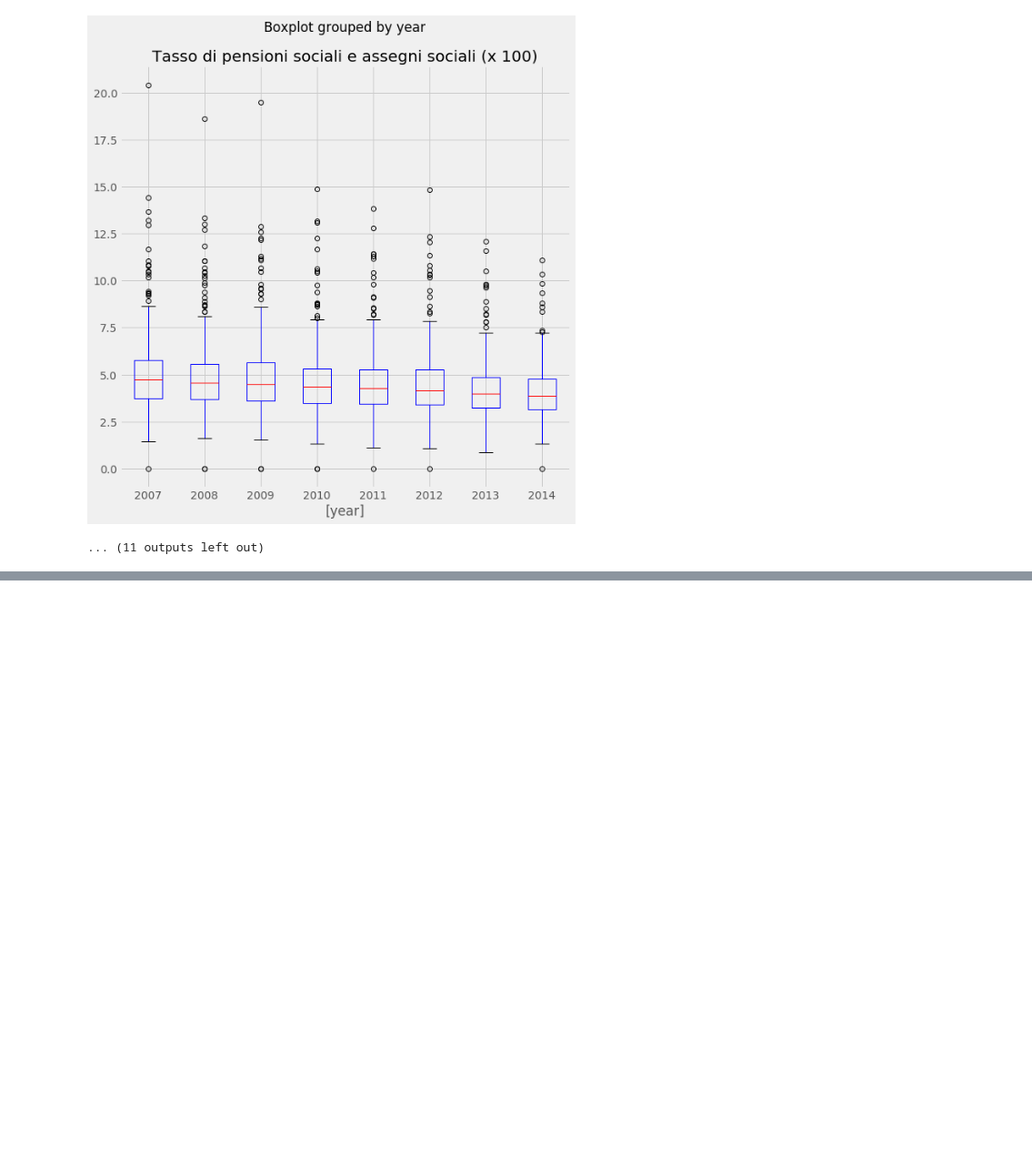
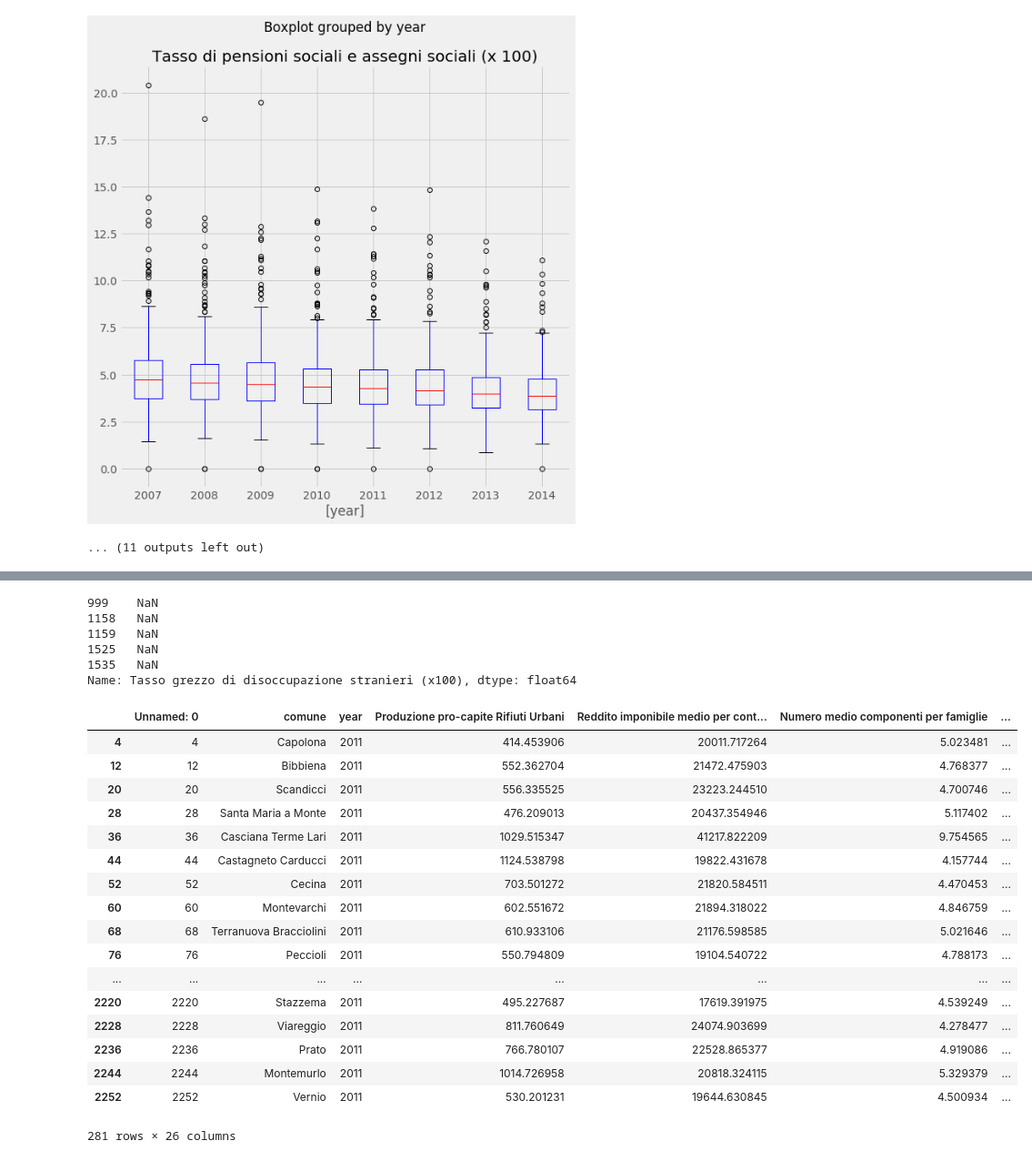
Before and after one commit to tropiano/sandrina, a Jupyter notebook: notebooks/salute/1 - Salute - Analysis.ipynb, the cells around one changed output, grey strips where cells are left out. Shown at 91% size. Cells and saved outputs as stored; diff of their text form; code cells hidden in the pictures; blank space fills up the shorter version.

Commit message:
analisi tasso disoccupazione e numero componenti famiglie

```diff
--- a/notebooks/salute/1 - Salute - Analysis.ipynb
+++ b/notebooks/salute/1 - Salute - Analysis.ipynb
@@ -8,6 +8,7 @@ import matplotlib.pyplot as plt
 import numpy as np
 %matplotlib inline
 from pandas.tools.plotting import scatter_matrix
+pd.set_option('display.max_columns', 500)
 # %%
 plt.style.use('fivethirtyeight')
 # %%
@@ -215,0 +230,31 @@ for k in df.keys()[3:]:
+# %%
+df.set_value([999,1158,1159,1525,1535],'Tasso grezzo di disoccupazione stranieri (x100)',np.nan)
+df.loc[[999,1158,1159,1525,1535]]['Tasso grezzo di disoccupazione stranieri (x100)']
+# %% [output]
+999    NaN
+1158   NaN
+1159   NaN
+1525   NaN
+1535   NaN
+Name: Tasso grezzo di disoccupazione stranieri (x100), dtype: float64
+# %%
+df[(df['year']==2011) & (df['Numero medio componenti per famiglie'])]
+# %% [output]
+|  | Unnamed: 0 | comune | year | Produzione pro-capite Rifiuti Urbani | Reddito imponibile medio per cont... | Numero medio componenti per famiglie | ... |
+| 4 | 4 | Capolona | 2011 | 414.453906 | 20011.717264 | 5.023481 | ... |
+| 12 | 12 | Bibbiena | 2011 | 552.362704 | 21472.475903 | 4.768377 | ... |
+| 20 | 20 | Scandicci | 2011 | 556.335525 | 23223.244510 | 4.700746 | ... |
+| 28 | 28 | Santa Maria a Monte | 2011 | 476.209013 | 20437.354946 | 5.117402 | ... |
+| 36 | 36 | Casciana Terme Lari | 2011 | 1029.515347 | 41217.822209 | 9.754565 | ... |
+| 44 | 44 | Castagneto Carducci | 2011 | 1124.538798 | 19822.431678 | 4.157744 | ... |
+| 52 | 52 | Cecina | 2011 | 703.501272 | 21820.584511 | 4.470453 | ... |
+| 60 | 60 | Montevarchi | 2011 | 602.551672 | 21894.318022 | 4.846759 | ... |
+| 68 | 68 | Terranuova Bracciolini | 2011 | 610.933106 | 21176.598585 | 5.021646 | ... |
+| 76 | 76 | Peccioli | 2011 | 550.794809 | 19104.540722 | 4.788173 | ... |
+| ... | ... | ... | ... | ... | ... | ... | ... |
+| 2220 | 2220 | Stazzema | 2011 | 495.227687 | 17619.391975 | 4.539249 | ... |
+| 2228 | 2228 | Viareggio | 2011 | 811.760649 | 24074.903699 | 4.278477 | ... |
+| 2236 | 2236 | Prato | 2011 | 766.780107 | 22528.865377 | 4.919086 | ... |
+| 2244 | 2244 | Montemurlo | 2011 | 1014.726958 | 20818.324115 | 5.329379 | ... |
+| 2252 | 2252 | Vernio | 2011 | 530.201231 | 19644.630845 | 4.500934 | ... |
+281 rows × 26 columns
```
Also changed, not shown: parts of 2 cells of this notebook.
